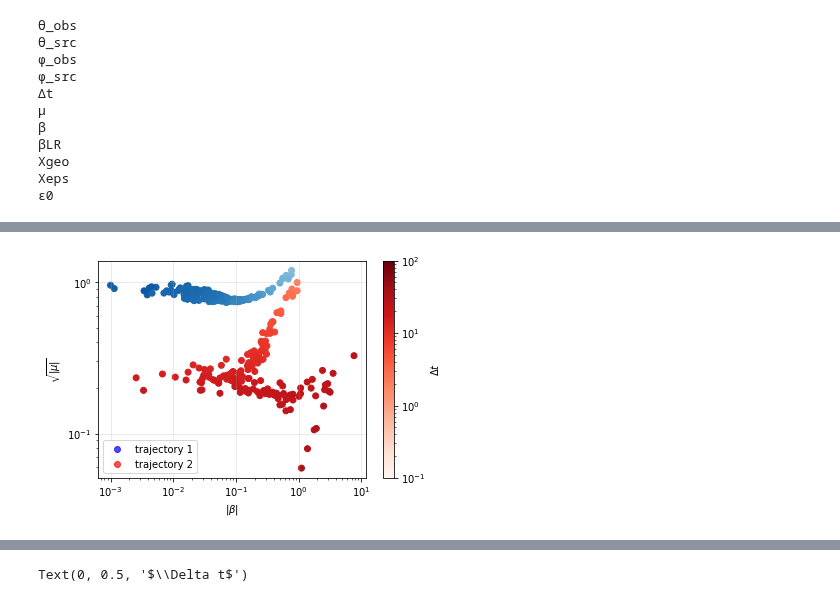
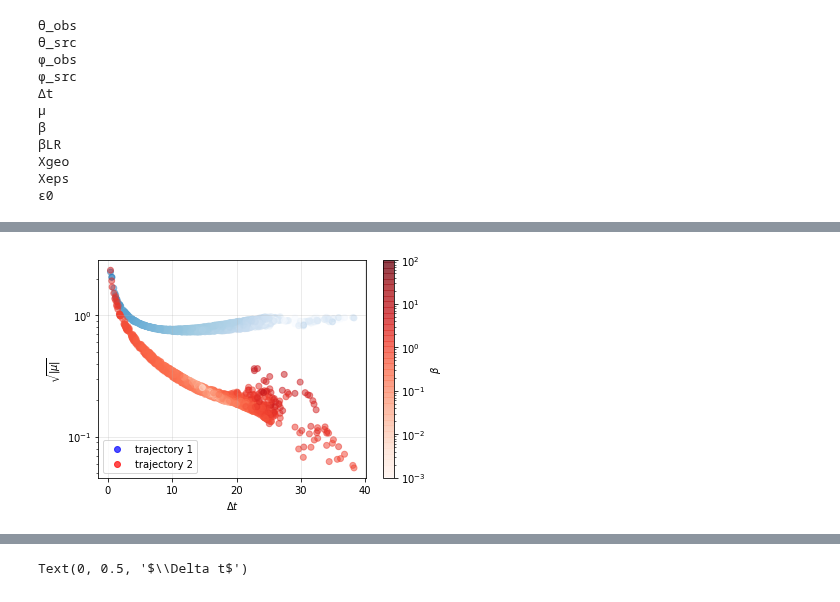
Before and after one commit to Richard-Sti/GSHE_public, a Jupyter notebook: scripts/explore_sampled_trajectories.ipynb, the cells around one changed output, grey strips where cells are left out. Saved outputs shown, nothing was run; the diff lists cells and outputs as text; code cells hidden in the pictures.

```diff
--- a/scripts/explore_sampled_trajectories.ipynb
+++ b/scripts/explore_sampled_trajectories.ipynb
@@ -74,10 +111,15 @@ for k,r in dat.items():
 #apply a series of cuts to the
 
 bt_cut = 1e3
+bt_min = 1e-15
+dt_cut = 1e10
+
 pts = (np.isfinite(dat['Δt']) & np.isfinite(dat['μ'][:,0]) & np.isfinite(dat['μ'][:,1]))
+pts *= ((dat['ϕ_obs']<2*np.pi)*(dat['ϕ_src']<2*np.pi))
+pts *= ((dat['Δt']>1/dt_cut)*(dat['Δt']<dt_cut))
 
 for betas in [dat['β'][:,0],dat['β'][:,1],dat['βLR'][:,0],dat['βLR'][:,1]]:
-    pts *= (np.abs(betas)<bt_cut)
+    pts *= ((np.abs(betas)<bt_cut)*(np.abs(betas)>bt_min))
 
 print('removing large β leaves', np.sum(pts), 'out of',len(pts))
 # %% [output]
@@ -421,28 +689,27 @@ print('Fraction of trajectories with beta0>beta1')
 # %%
 # cvar = np.abs(np.concatenate(dat['β'][:,0][pts],dat['β'][:,1][pts]))
-cnorm = colors.LogNorm(0.1,100)
+cnorm = colors.LogNorm(1e-3,100)
 
-sct0 = plt.scatter(np.abs(dat['β'][:,0][pts]),dat['μ'][:,0][pts]**0.5,
-                   c=np.abs(dat['Δt'][pts]),
-                   cmap='Blues',
+sct0 = plt.scatter(dat['Δt'][pts],dat['μ'][:,0][pts]**0.5,
+                   c=np.abs(dat['β'][:,0][pts]),
+                   cmap='Blues', alpha=0.5,
                    norm=cnorm)
 
-sct1 = plt.scatter(np.abs(dat['β'][:,1][pts]),np.abs(dat['μ'][:,1][pts])**0.5,
-                   c=np.abs(dat['Δt'][pts]),
-                   cmap='Reds',
+sct1 = plt.scatter(dat['Δt'][pts],np.abs(dat['μ'][:,1][pts])**0.5,
+                   c=np.abs(dat['β'][:,1][pts]),
+                   cmap='Reds',alpha=0.5,
                    norm=cnorm)
 
 # sctx = plt.scatter([],[],cmap='Grays',
 #                    norm=cnorm)
 plt.scatter([],[],c='blue',alpha=.7,label='trajectory 1')
 plt.scatter([],[],c='red',alpha=.7,label='trajectory 2')
 
 plt.legend(loc='lower left')
-plt.colorbar(sct1,label=r'$\Delta t$')
+plt.colorbar(sct1,label=r'$\beta$')
 plt.yscale('log')
-plt.xscale('log')
-plt.xlabel(r'$|\beta|$')
+plt.xlabel(r'$\Delta t$')
 plt.ylabel(r'$\sqrt{|\mu|}$')
 plt.grid(alpha=.3)
 # %% [output]
-[figure, old version]
+[figure, new version]
```
Also changed, not shown: parts of 32 cells of this notebook, 16 other files.
